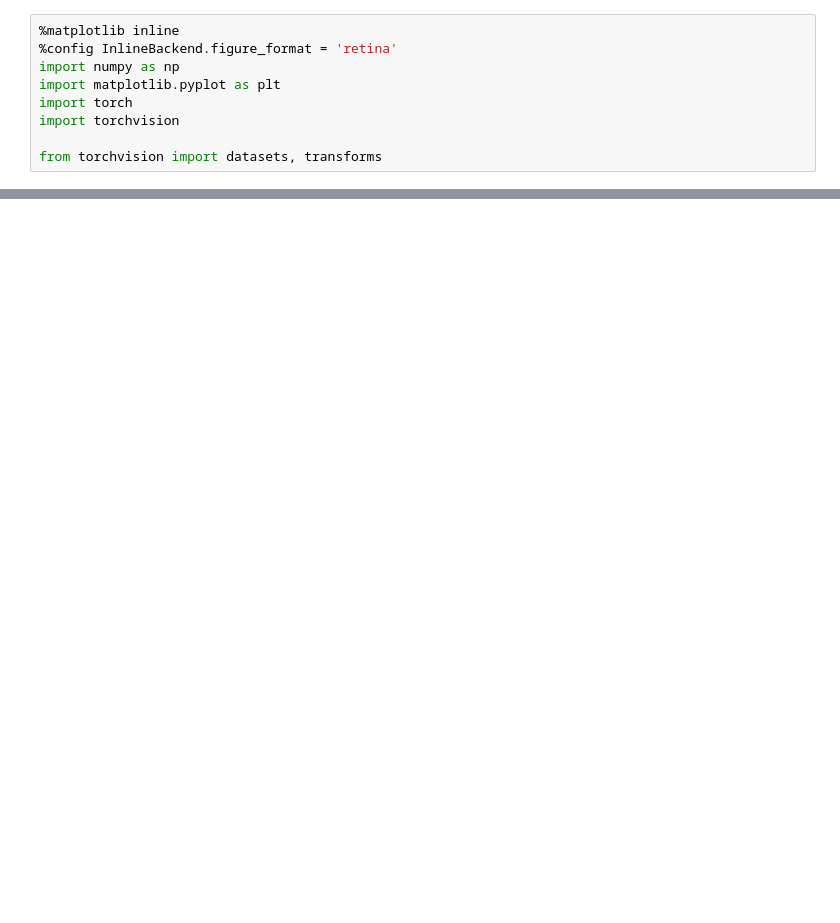
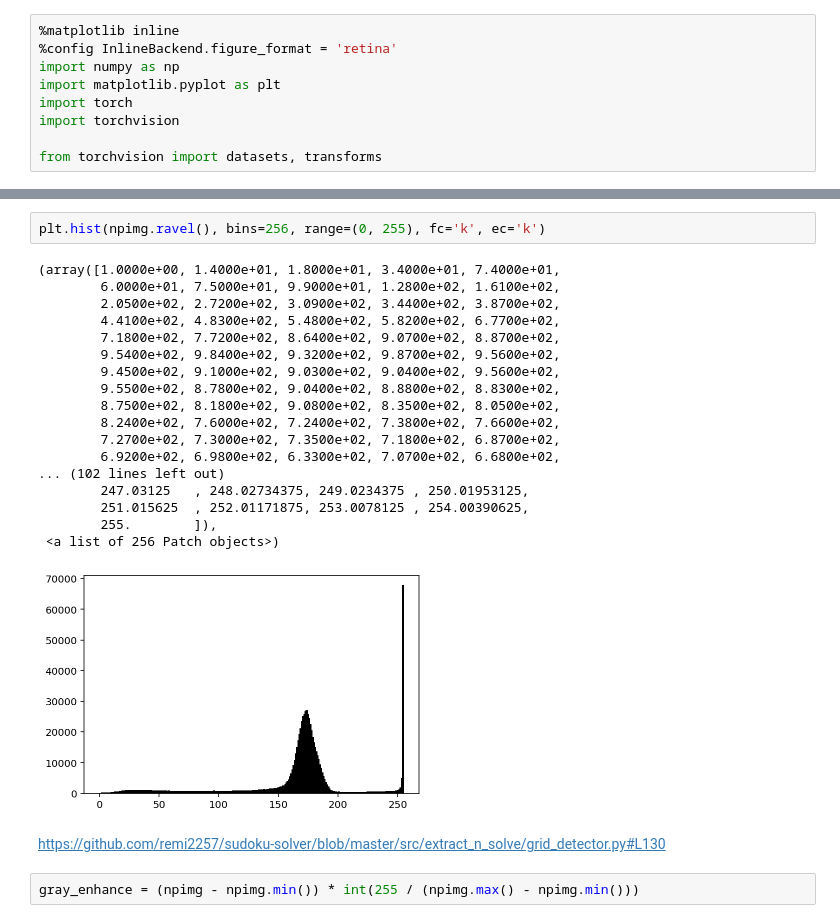
Before and after one commit to yencarnacion/pytorch-sudoku-solver, a Jupyter notebook: get_grids.ipynb, the cells around one changed output, grey strips where cells are left out. Saved outputs shown, nothing was run; the diff lists cells and outputs as text; blank space fills up the shorter version.

```diff
--- a/get_grids.ipynb
+++ b/get_grids.ipynb
@@ -35,0 +29,25 @@ imshow(torchvision.utils.make_grid(images[0]))
+# %%
+plt.hist(npimg.ravel(), bins=256, range=(0, 255), fc='k', ec='k')
+# %% [output]
+(array([1.0000e+00, 1.4000e+01, 1.8000e+01, 3.4000e+01, 7.4000e+01,
+        6.0000e+01, 7.5000e+01, 9.9000e+01, 1.2800e+02, 1.6100e+02,
+        2.0500e+02, 2.7200e+02, 3.0900e+02, 3.4400e+02, 3.8700e+02,
+        4.4100e+02, 4.8300e+02, 5.4800e+02, 5.8200e+02, 6.7700e+02,
+        7.1800e+02, 7.7200e+02, 8.6400e+02, 9.0700e+02, 8.8700e+02,
+        9.5400e+02, 9.8400e+02, 9.3200e+02, 9.8700e+02, 9.5600e+02,
+        9.4500e+02, 9.1000e+02, 9.0300e+02, 9.0400e+02, 9.5600e+02,
+        9.5500e+02, 8.7800e+02, 9.0400e+02, 8.8800e+02, 8.8300e+02,
+        8.7500e+02, 8.1800e+02, 9.0800e+02, 8.3500e+02, 8.0500e+02,
+        8.2400e+02, 7.6000e+02, 7.2400e+02, 7.3800e+02, 7.6600e+02,
+        7.2700e+02, 7.3000e+02, 7.3500e+02, 7.1800e+02, 6.8700e+02,
+        6.9200e+02, 6.9800e+02, 6.3300e+02, 7.0700e+02, 6.6800e+02,
+... (102 lines left out)
+        247.03125   , 248.02734375, 249.0234375 , 250.01953125,
+        251.015625  , 252.01171875, 253.0078125 , 254.00390625,
+        255.        ]),
+ <a list of 256 Patch objects>)
+[figure, added]
+# %% [markdown]
+https://github.com/remi2257/sudoku-solver/blob/master/src/extract_n_solve/grid_detector.py#L130
+# %%
+gray_enhance = (npimg - npimg.min()) * int(255 / (npimg.max() - npimg.min()))
```
Also changed, not shown: parts of 24 cells of this notebook, 1 other file.
